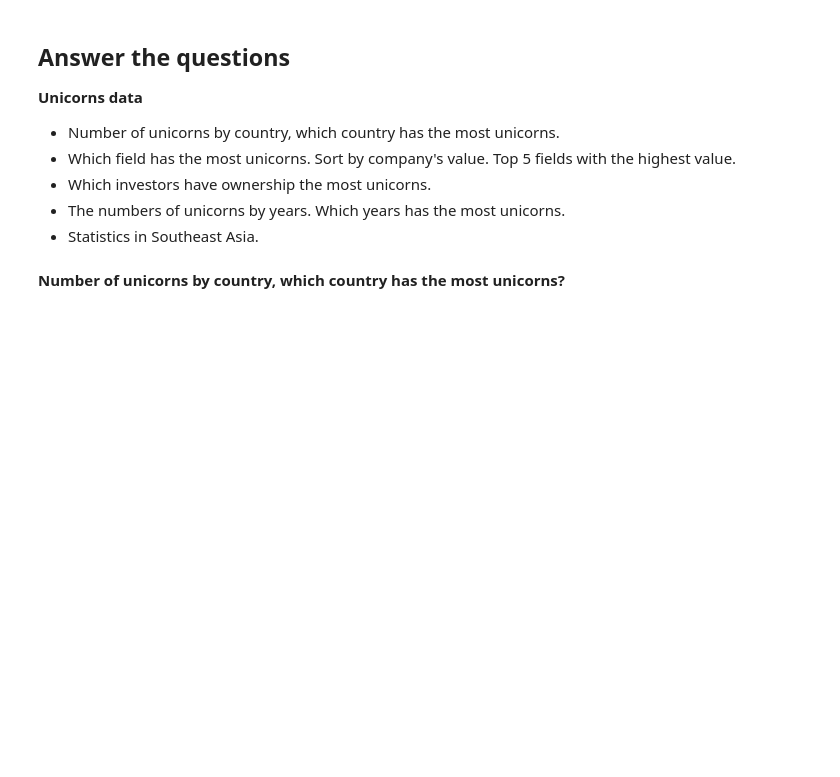
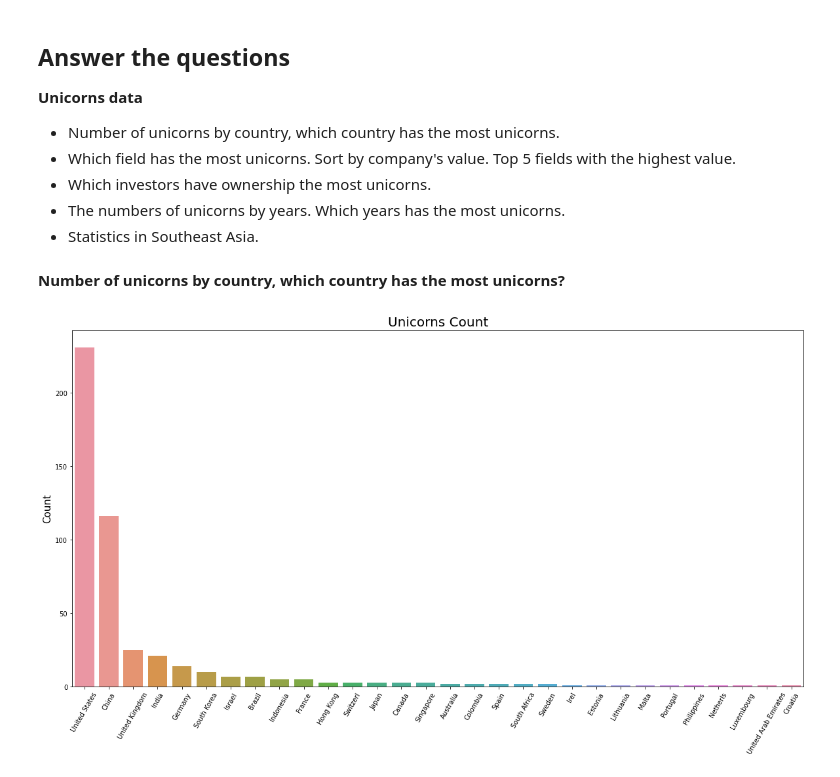
Before and after one commit to Rosiee0312/Unicorn---Analytics, a Jupyter notebook: Data_analytics.ipynb, the cells around one changed output. Saved outputs shown, nothing was run; the diff lists cells and outputs as text; code cells hidden in the pictures; blank space fills up the shorter version.

```diff
--- a/Data_analytics.ipynb
+++ b/Data_analytics.ipynb
@@ -495,0 +494,10 @@ country_unicorns = unicorn_df['Country'].value_counts()
+# %%
+country_unicorns = unicorn_df['Country'].value_counts()
+plt.figure(figsize= (20,10))
+g = sns.barplot(x=country_unicorns.index, y=country_unicorns.values)
+g.set_xticklabels(g.get_xticklabels(), rotation=60)
+g.set_title("Unicorns Count", fontsize=20)
+g.set_ylabel("Count", fontsize=15)
+plt.show()
+# %% [output]
+[figure, added]
```
Also changed, not shown: parts of 45 cells of this notebook.
